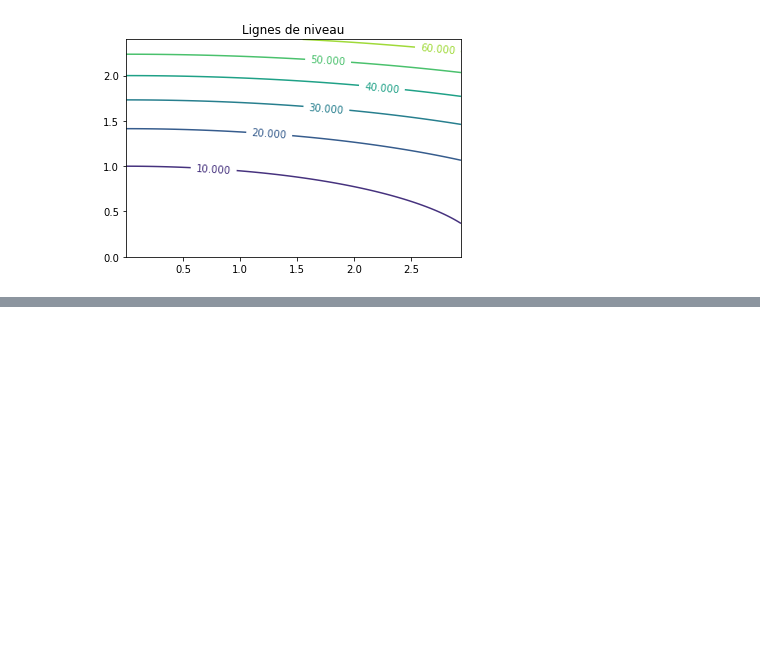
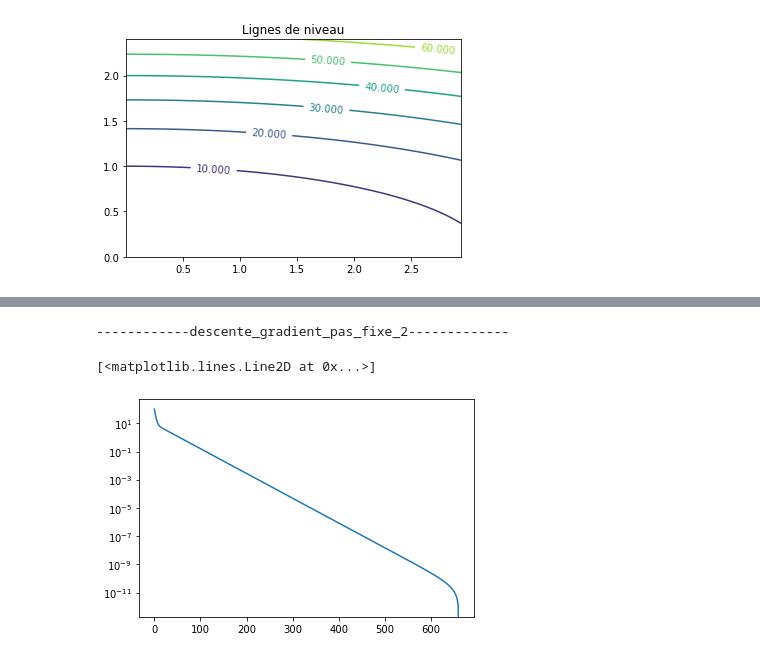
Before and after one commit to SeyfGoumeida/Projet_fin_d-tude_optimisation_algorithmique, a Jupyter notebook: Solution/PFE.ipynb, the cells around one changed output, grey strips where cells are left out. Saved outputs shown, nothing was run; the diff lists cells and outputs as text; code cells hidden in the pictures; blank space fills up the shorter version.

```diff
--- a/Solution/PFE.ipynb
+++ b/Solution/PFE.ipynb
@@ -311,0 +328,14 @@ position du minimiseur : ( 4.856587433342696e-06 , 4.367513634912215e-22 )
+# %%
+#---------   descente_gradient_pas_fixe_2 de f2 -------------
+X = XVector(3, 3)
+print("------------descente_gradient_pas_fixe_2-------------")
+X, f2X = descente_gradient_pas_fixe_2(f2, X)
+
+X1min=X[-1]['x1']
+X2min=X[-1]['x2']
+
+plt.semilogy(f2X['Y']-f2(X1min,X2min))
+# %% [output]
+------------descente_gradient_pas_fixe_2-------------
+[<matplotlib.lines.Line2D at 0x...>]
+[figure, added]
```
Also changed, not shown: parts of 2 cells of this notebook.
